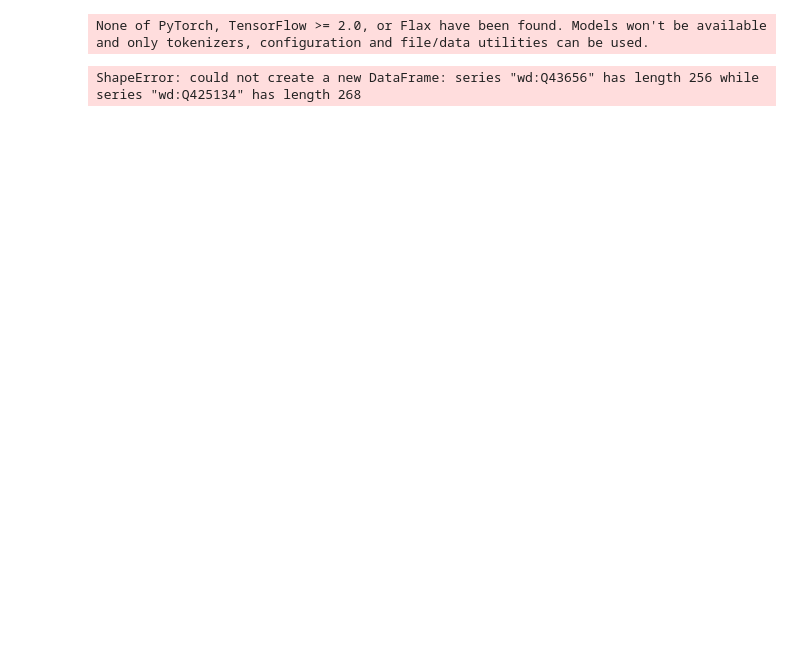
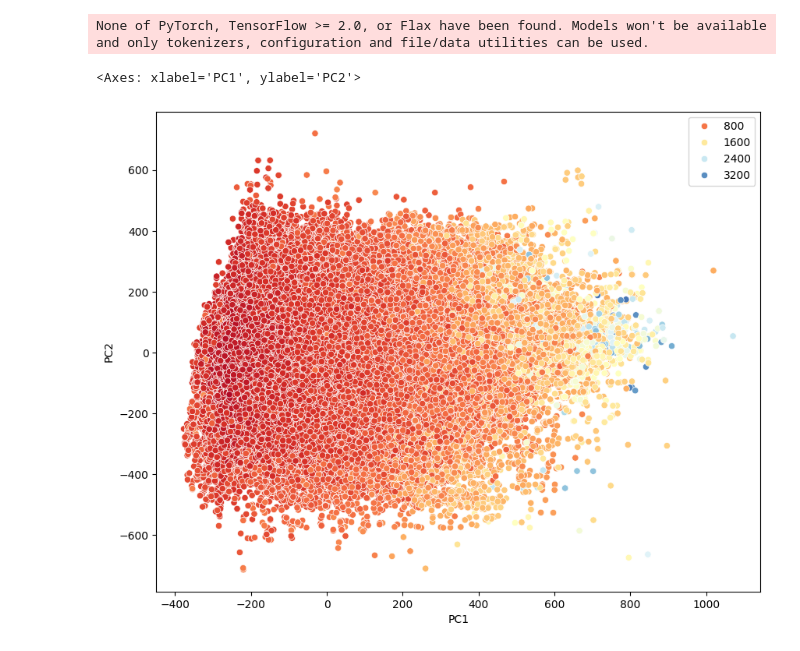
Before and after one commit to anticipated-lotus/hyper-sketching, a Jupyter notebook: chembert.ipynb, the cells around one changed output. Saved outputs shown, nothing was run; the diff lists cells and outputs as text; code cells hidden in the pictures; blank space fills up the shorter version.

```diff
--- a/chembert.ipynb
+++ b/chembert.ipynb
@@ -4,7 +4,10 @@ from transformers import AutoTokenizer
 import pandas as pd
 import polars as pl
 
-tokenizer_zinc = AutoTokenizer.from_pretrained("seyonec/ChemBERTa-zinc-base-v1")
+tokenizer = AutoTokenizer.from_pretrained("seyonec/ChemBERTa-zinc-base-v1")
+# tokenizer = AutoTokenizer.from_pretrained("DeepChem/ChemBERTa-77M-MLM")
+# tokenizer = AutoTokenizer.from_pretrained("DeepChem/ChemBERTa-77M-MTR")
+# tokenizer = AutoTokenizer.from_pretrained("seyonec/PubChem10M_SMILES_BPE_450k")
 # %% [output]
 None of PyTorch, TensorFlow >= 2.0, or Flax have been found. Models won't be available and only tokenizers, configuration and file/data utilities can be used.
 # %%
@@ -32,4 +25,40 @@ embedding = {
+# %%
+embedding = tokenizer(
+    list(wd["structure_smiles_2D"].values),
+    max_length=1024,
+    padding="max_length",
+    return_tensors="np",
+)["input_ids"]
+# %%
+embedding = {wd["wd_molecule"].values[i]: embedding[i] for i in range(len(wd))}
 # %%
 df = pl.from_dict(embedding).transpose(include_header=True).to_pandas()
+df.set_index("column", inplace=True)
-# %% [output]
-ShapeError: could not create a new DataFrame: series "wd:Q43656" has length 256 while series "wd:Q425134" has length 268
+# %%
+from sklearn.decomposition import PCA
+
+pca = PCA(n_components=2)
+
+pca_fitted = pca.fit_transform(df)
+
+pca_fitted = pd.DataFrame(pca_fitted, index=df.index, columns=["PC1", "PC2"])
+
+import seaborn as sns
+import matplotlib.pyplot as plt
+
+plt.figure(figsize=(10, 8))
+color = (
+    lotus[lotus.wd_molecule.isin(pca_fitted.index)]
+    .drop_duplicates(subset="wd_molecule")
+    .structure_exact_mass
+)
+
+sns.scatterplot(
+    x=pca_fitted["PC1"],
+    y=pca_fitted["PC2"],
+    hue=color.values,
+    palette="RdYlBu",
+)
+# %% [output]
+<Axes: xlabel='PC1', ylabel='PC2'>
+[figure, added]
```
Also changed, not shown: parts of 8 cells of this notebook, 3 other files.
